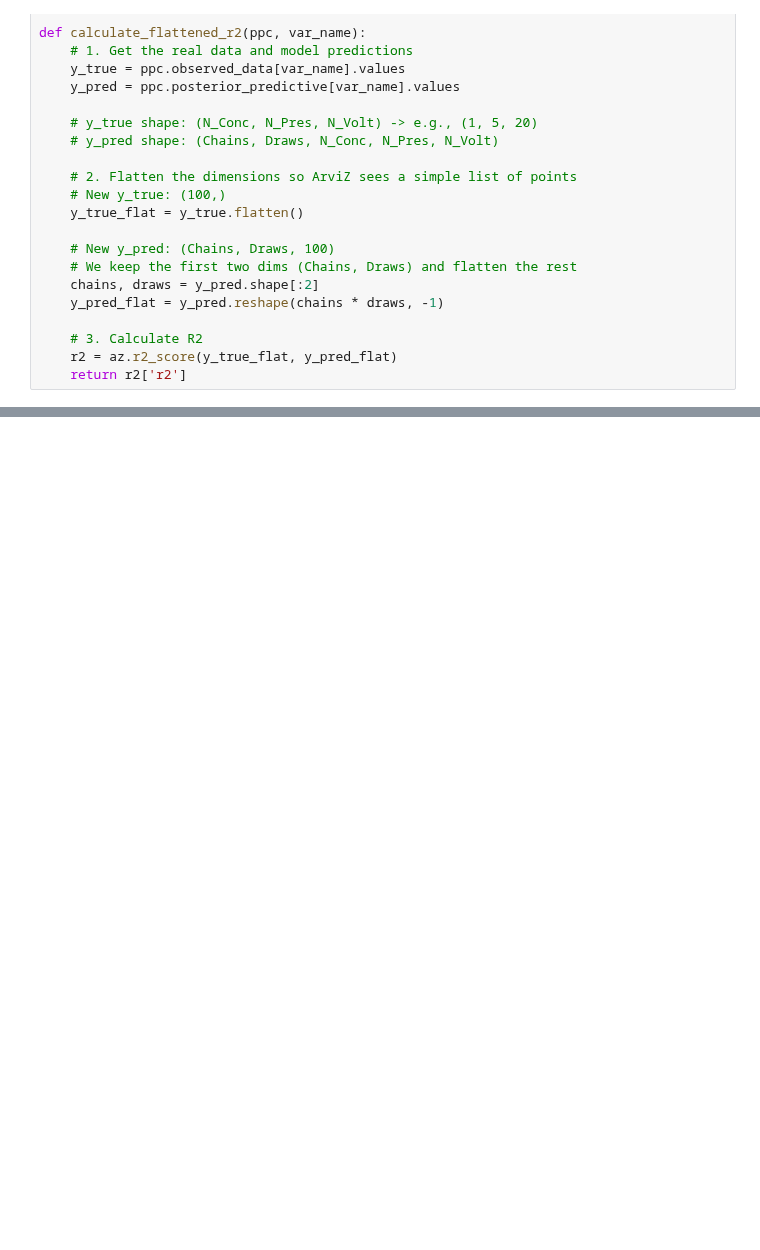
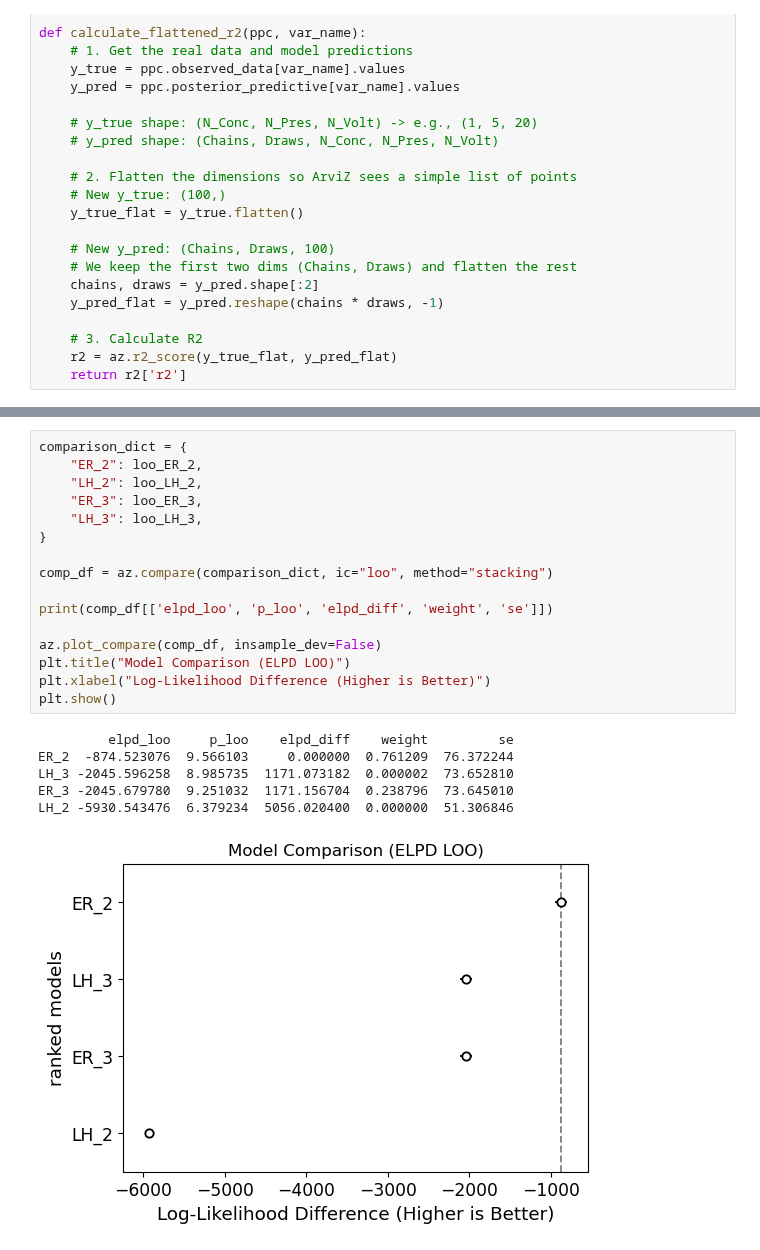
Before and after one commit to awasthivarun/MKM, a Jupyter notebook: CO_oxidation/Pt100_KOH_fitting.ipynb, the cells around one changed output, grey strips where cells are left out. Drawn from its saved outputs; the diff is of its cells as text; blank space fills up the shorter version.

```diff
--- a/CO_oxidation/Pt100_KOH_fitting.ipynb
+++ b/CO_oxidation/Pt100_KOH_fitting.ipynb
@@ -404,0 +668,23 @@ plt.show()
+# %%
+comparison_dict = {
+    "ER_2": loo_ER_2,
+    "LH_2": loo_LH_2,
+    "ER_3": loo_ER_3,
+    "LH_3": loo_LH_3,
+}
+
+comp_df = az.compare(comparison_dict, ic="loo", method="stacking")
+
+print(comp_df[['elpd_loo', 'p_loo', 'elpd_diff', 'weight', 'se']])
+
+az.plot_compare(comp_df, insample_dev=False)
+plt.title("Model Comparison (ELPD LOO)")
+plt.xlabel("Log-Likelihood Difference (Higher is Better)")
+plt.show()
+# %% [output]
+         elpd_loo     p_loo    elpd_diff    weight         se
+ER_2  -874.523076  9.566103     0.000000  0.761209  76.372244
+LH_3 -2045.596258  8.985735  1171.073182  0.000002  73.652810
+ER_3 -2045.679780  9.251032  1171.156704  0.238796  73.645010
+LH_2 -5930.543476  6.379234  5056.020400  0.000000  51.306846
+[figure, added]
```
Also changed, not shown: parts of 9 cells of this notebook.
